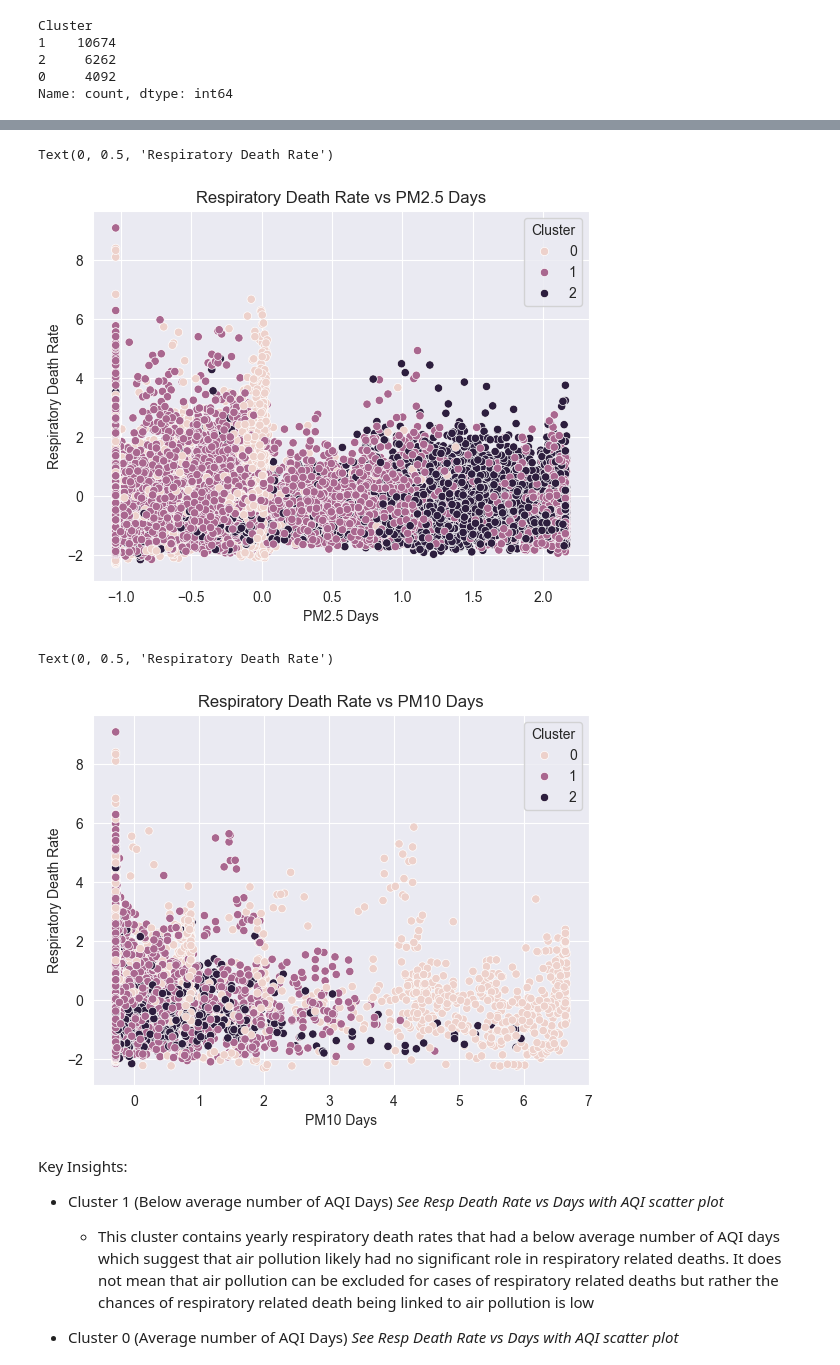
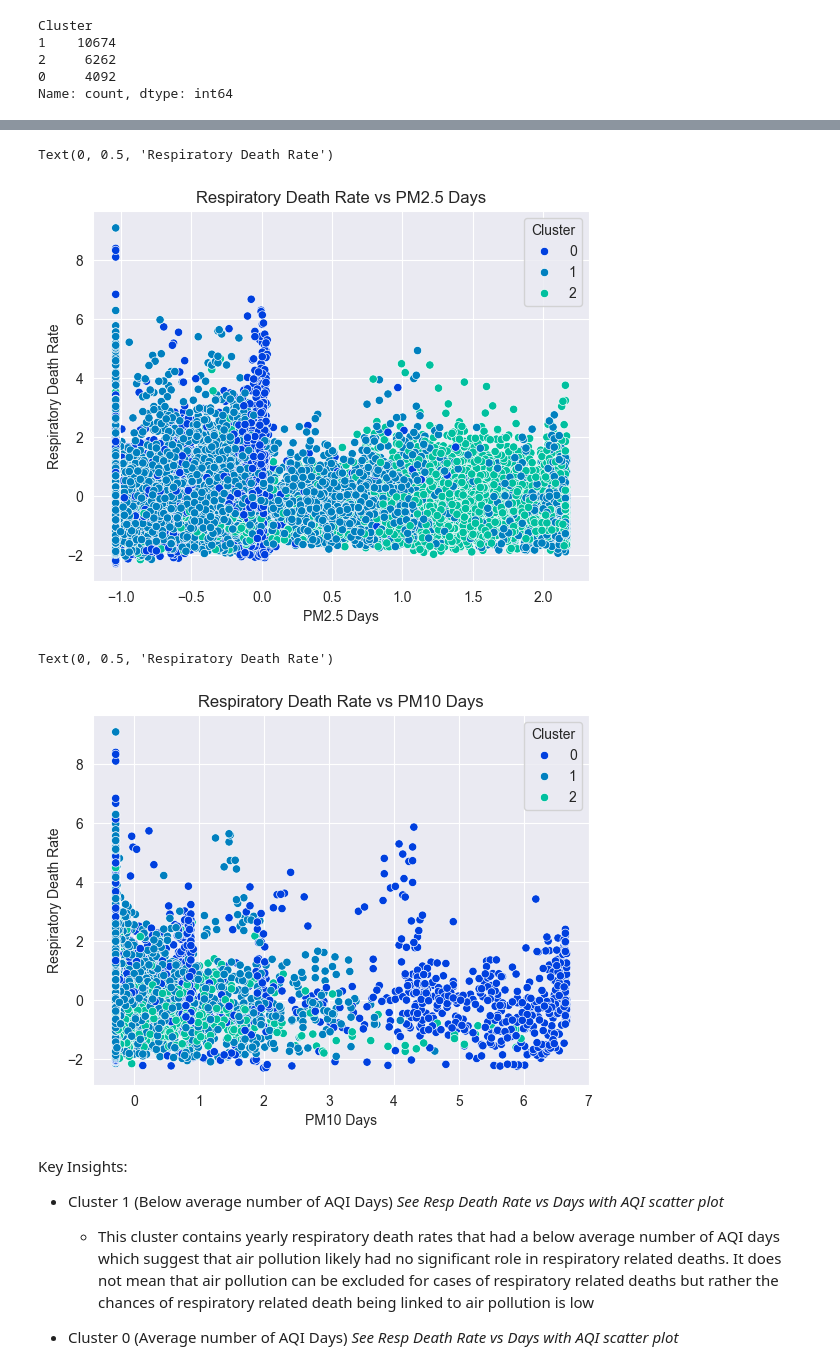
Before and after one commit to Group-7-Data-Mining/Data-Mining-Final-Project-Group-7, a Jupyter notebook: Data Mining Final Project Clustering.ipynb, the cells around one changed output, grey strips where cells are left out. Cells and saved outputs as stored; diff of their text form; code cells hidden in the pictures.

```diff
--- a/Data Mining Final Project Clustering.ipynb
+++ b/Data Mining Final Project Clustering.ipynb
@@ -87,4 +87,4 @@ Name: count, dtype: int64
 # %%
 #Next set of code blocks is plotting the clusters with respiratory death rate being on the y-axis and the AQI days and pollutant types on the x-axis
 # %%
-#custom_colors = sns.color_palette("pastel", 3)
+custom_colors = ["#0040df", '#0080bf','#00c09f']
@@ -165,20 +163,20 @@ Text(0, 0.5, 'Respiratory Death Rate')
 # %%
-sns.scatterplot(x=df['Days PM2_5'], y=df['Resp Death Rate'], hue=df['Cluster'])
+sns.scatterplot(x=df['Days PM2_5'], y=df['Resp Death Rate'], hue=df['Cluster'], palette=custom_colors)
 plt.title("Respiratory Death Rate vs PM2.5 Days")
 plt.xlabel('PM2.5 Days')
 plt.ylabel('Respiratory Death Rate')
 # %% [output]
 Text(0, 0.5, 'Respiratory Death Rate')
-[figure, old version]
+[figure, new version]
 # %%
-sns.scatterplot(x=df['Days PM10'], y=df['Resp Death Rate'], hue=df['Cluster'])
+sns.scatterplot(x=df['Days PM10'], y=df['Resp Death Rate'], hue=df['Cluster'], palette=custom_colors)
 sns.color_palette("flare")
 plt.title("Respiratory Death Rate vs PM10 Days")
 plt.xlabel('PM10 Days')
 plt.ylabel('Respiratory Death Rate')
 # %% [output]
 Text(0, 0.5, 'Respiratory Death Rate')
-[figure, old version]
+[figure, new version]
 # %% [markdown]
 Key Insights:
 * Cluster 1 (Below average number of AQI Days) *See Resp Death Rate vs Days with AQI scatter plot*
```
Also changed, not shown: parts of 13 cells of this notebook.
